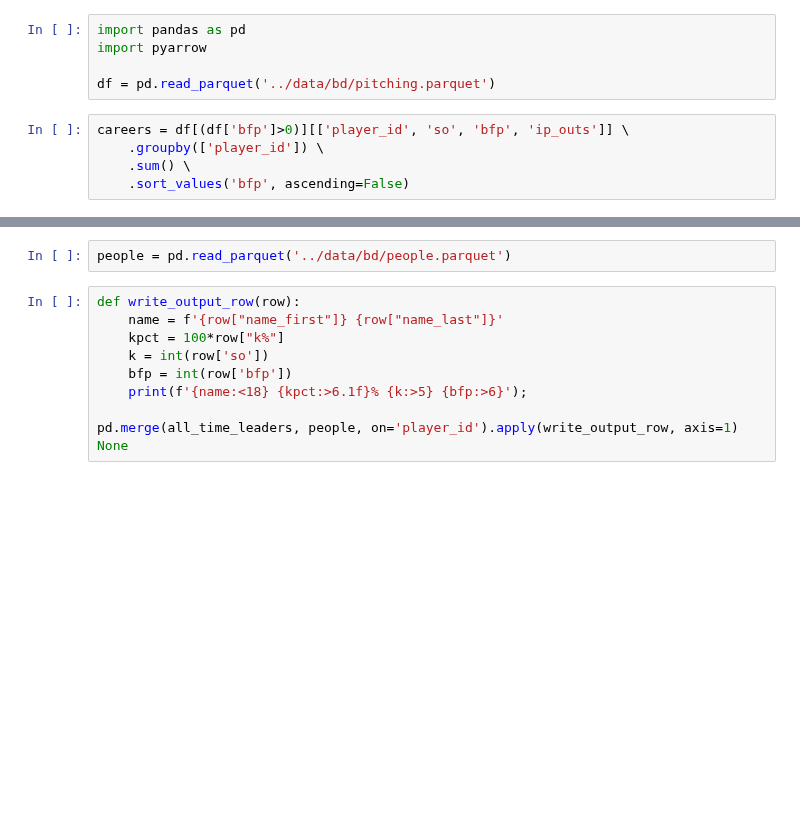
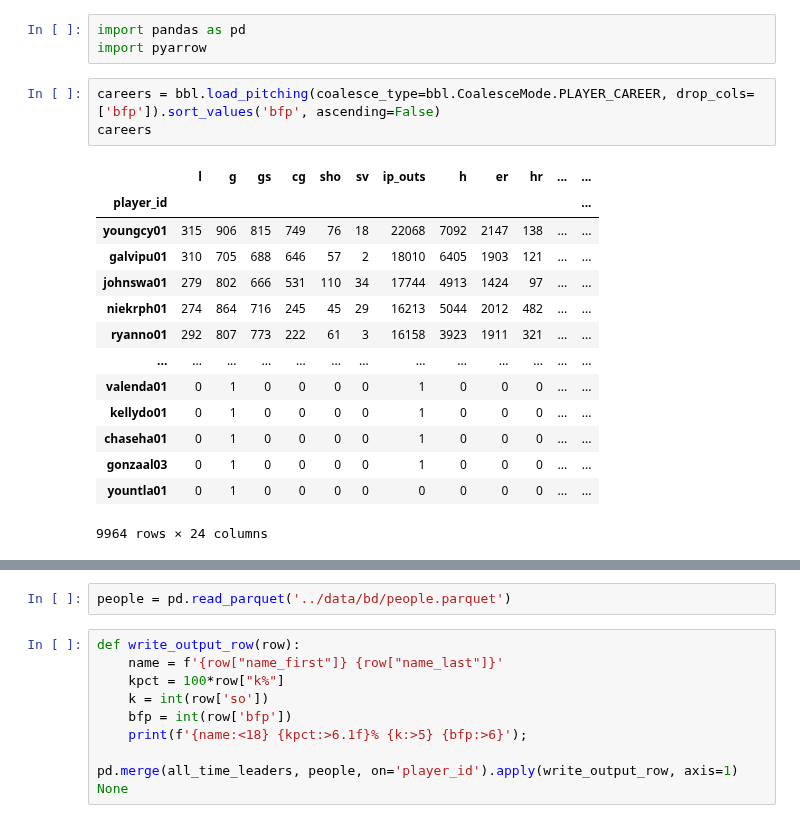
Before and after one commit to sdvinay/baseball_sql, a Jupyter notebook: pandas/all_time_Kpct_leaders.ipynb, the cells around one changed output, grey strips where cells are left out. Saved outputs shown, nothing was run; the diff lists cells and outputs as text; blank space fills up the shorter version.

```diff
--- a/pandas/all_time_Kpct_leaders.ipynb
+++ b/pandas/all_time_Kpct_leaders.ipynb
@@ -1,13 +1,24 @@
 # %%
 import pandas as pd
 import pyarrow
-
-df = pd.read_parquet('../data/bd/pitching.parquet')
-# %%
-careers = df[(df['bfp']>0)][['player_id', 'so', 'bfp', 'ip_outs']] \
-    .groupby(['player_id']) \
-    .sum() \
-    .sort_values('bfp', ascending=False)
+# %%
+careers = bbl.load_pitching(coalesce_type=bbl.CoalesceMode.PLAYER_CAREER, drop_cols=['bfp']).sort_values('bfp', ascending=False)
+careers
+# %% [output]
+|  | l | g | gs | cg | sho | sv | ip_outs | h | er | hr | ... | ... |
+| player_id |  |  |  |  |  |  |  |  |  |  |  | ... |
+| youngcy01 | 315 | 906 | 815 | 749 | 76 | 18 | 22068 | 7092 | 2147 | 138 | ... | ... |
+| galvipu01 | 310 | 705 | 688 | 646 | 57 | 2 | 18010 | 6405 | 1903 | 121 | ... | ... |
+| johnswa01 | 279 | 802 | 666 | 531 | 110 | 34 | 17744 | 4913 | 1424 | 97 | ... | ... |
+| niekrph01 | 274 | 864 | 716 | 245 | 45 | 29 | 16213 | 5044 | 2012 | 482 | ... | ... |
+| ryanno01 | 292 | 807 | 773 | 222 | 61 | 3 | 16158 | 3923 | 1911 | 321 | ... | ... |
+| ... | ... | ... | ... | ... | ... | ... | ... | ... | ... | ... | ... | ... |
+| valenda01 | 0 | 1 | 0 | 0 | 0 | 0 | 1 | 0 | 0 | 0 | ... | ... |
+| kellydo01 | 0 | 1 | 0 | 0 | 0 | 0 | 1 | 0 | 0 | 0 | ... | ... |
+| chaseha01 | 0 | 1 | 0 | 0 | 0 | 0 | 1 | 0 | 0 | 0 | ... | ... |
+| gonzaal03 | 0 | 1 | 0 | 0 | 0 | 0 | 1 | 0 | 0 | 0 | ... | ... |
+| yountla01 | 0 | 1 | 0 | 0 | 0 | 0 | 0 | 0 | 0 | 0 | ... | ... |
+9964 rows × 24 columns
 # %%
 careers['k%'] = careers['so']/careers['bfp']
 careers['cummax_k%'] = careers['k%'].cummax()
```
Also changed, not shown: parts of 4 cells of this notebook, 1 other file.
